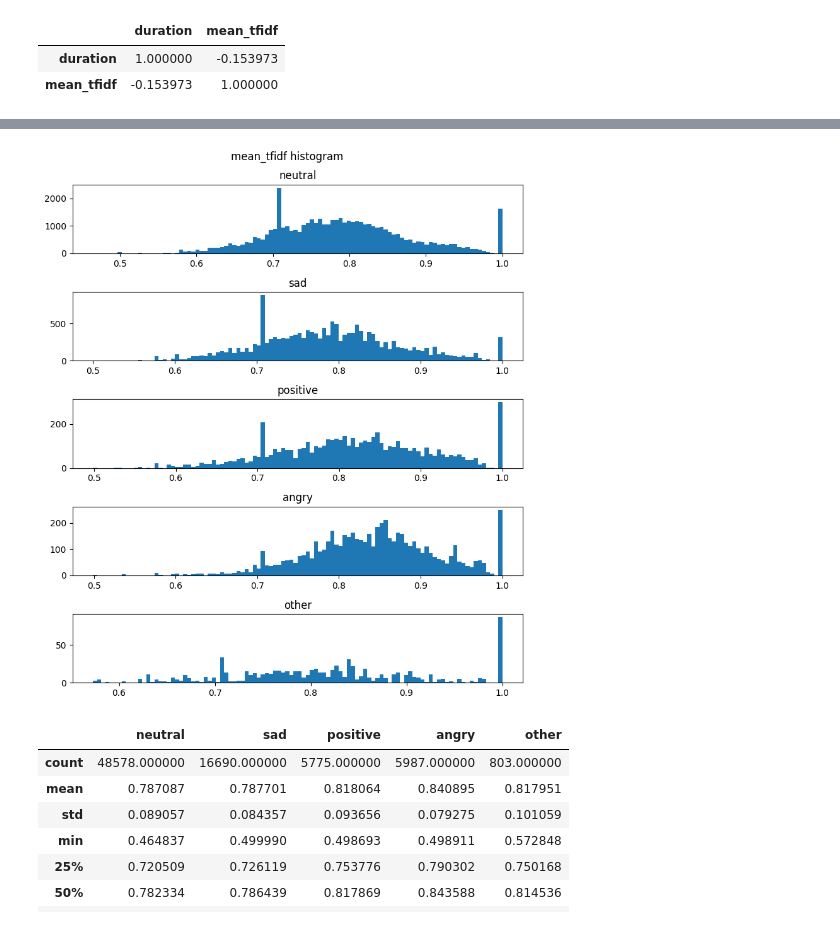
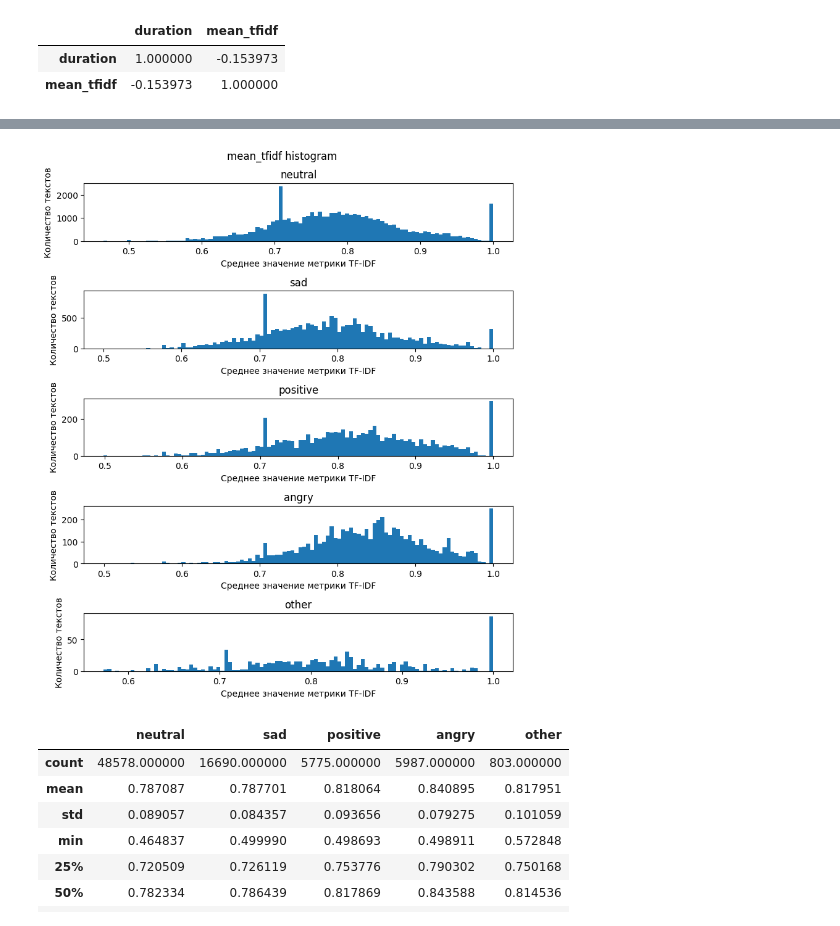
Before and after one commit to Kislv/MastersDegreeProject, a Jupyter notebook: test_hypotheses.ipynb, the cells around one changed output, grey strips where cells are left out. Cells and saved outputs as stored; diff of their text form; code cells hidden in the pictures.

```diff
--- a/test_hypotheses.ipynb
+++ b/test_hypotheses.ipynb
@@ -152,13 +180,13 @@ NAVEC_EMBEDDINGS_SIZE = emb(input).shape[1]
 # %%
 # emb(torch.tensor(navec.vocab['яма']))
 def word_to_emb(word_or_words: Union[str, list[str]], emb=emb, vocab=vocab, embedding_size:int=NAVEC_EMBEDDINGS_SIZE) -> torch.Tensor:
-    def single_word_to_emb(emb, vocab, word):
+    def single_word_to_emb(emb, vocab, word)->torch.Tensor:
         return emb(torch.tensor(vocab[word]))
     if type(word_or_words) == list:
         result = []
         for word in word_or_words:
             try:
-                word_emb = single_word_to_emb(emb, vocab, word)
+                word_emb:torch.Tensor = single_word_to_emb(emb, vocab, word)
             except KeyError:
                 continue
             result.append(word_emb)
@@ -248,7 +276,7 @@ texts_series_2_tensor(texts_s).shape
 torch.Size([2, 49, 300])
 # %%
 def bag_of_words(emb, vocab, words: list[str], embedding_size = default_embedding_size) -> torch.Tensor:
-    word_embeddings = word_to_emb(emb, vocab, words)
+    word_embeddings:torch.Tensor = word_to_emb(emb=emb, vocab=vocab, word_or_words=words)
     vector_sum = torch.zeros(embedding_size)
     # if len(word_embeddings) > 0:
     for word in word_embeddings:
@@ -485,19 +550,21 @@ all_features[['duration', mean_tfidf_column_name]].corr()
 # %%
 emotions = all_features[EMOTION_COLUMN_NAME].unique()
 bins_number = 100
 # plt.hist()
 fig, axs = plt.subplots(len(emotions), figsize=(8,9))
 fig.suptitle(f'{mean_tfidf_column_name} histogram')
 fig.tight_layout()
 for i in range(len(emotions)):
     fig.tight_layout()
     axs[i].hist(all_features[all_features[EMOTION_COLUMN_NAME] == emotions[i]][mean_tfidf_column_name], bins=bins_number)
     axs[i].set_title(emotions[i])
+    axs[i].set_ylabel("Количество текстов")  # Add y-axis label
+    axs[i].set_xlabel("Среднее значение метрики TF-IDF")  # Add x-axis label
     # axs[i].plot(x, -y)
 # plt.hist(all_features[all_features['annotator_emo'] == emotions[1]]['duration'], bins=bins_number)
 None
 # %% [output]
-[figure, old version]
+[figure, new version]
 # %%
 # describe_emotion_by_tfidf = pd.DataFrame()
 describe_emotion_by_tfidf= None
```
Also changed, not shown: parts of 29 cells of this notebook, 7 other files.
